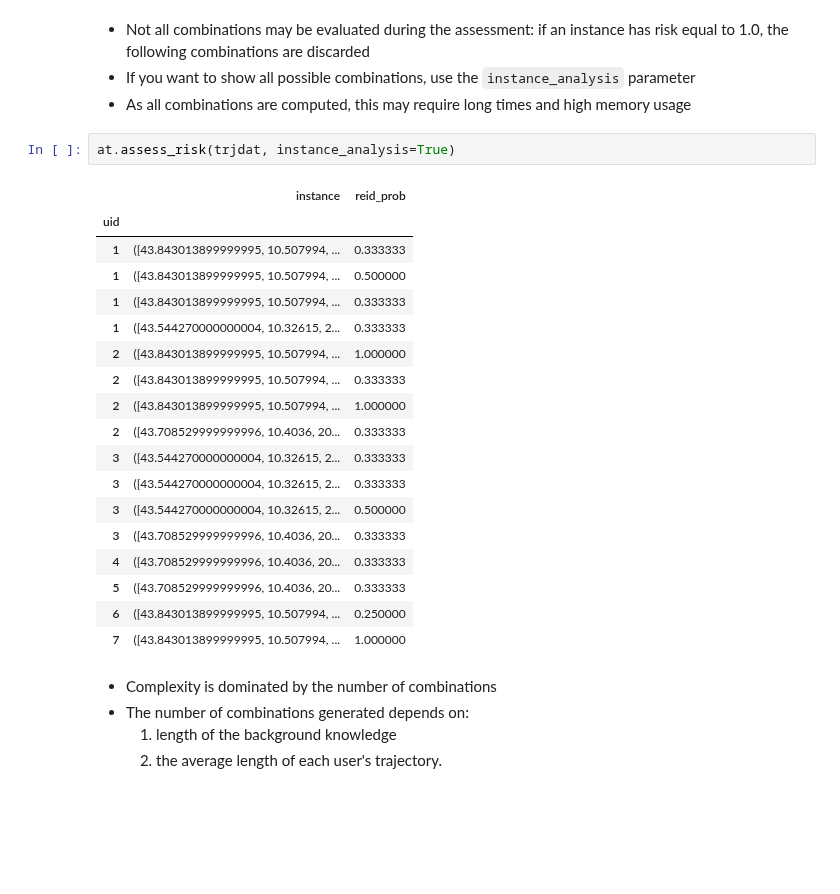
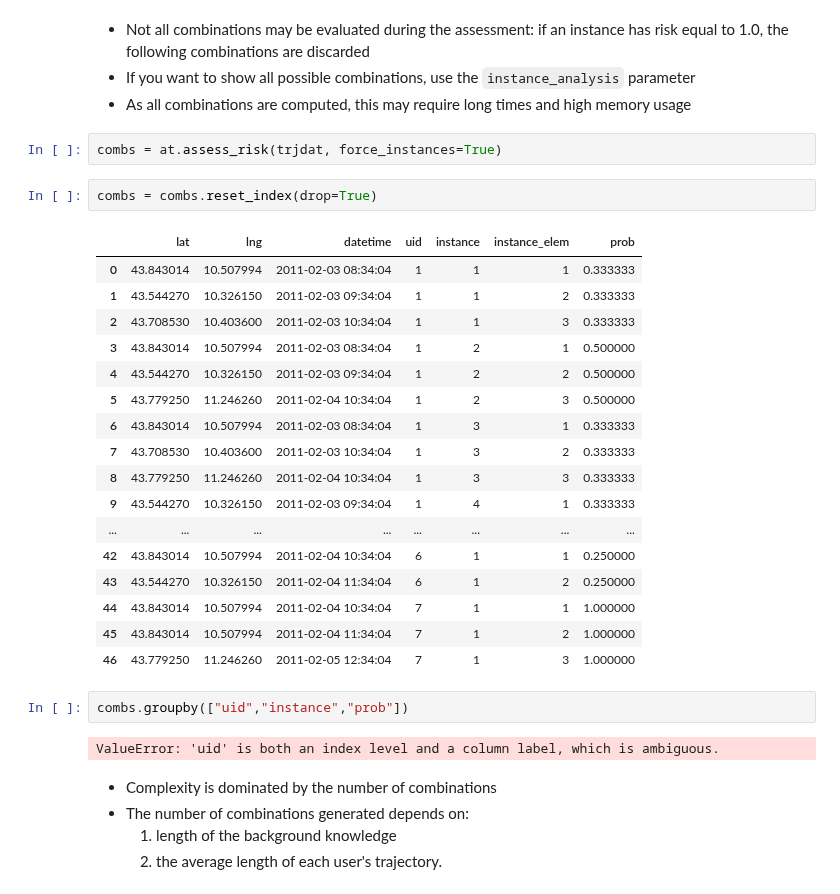
Before and after one commit to scikit-mobility/scikit-mobility, a Jupyter notebook: tutorial/6_privacy_skmob_tutorial.ipynb, the cells around one changed output. Cells and saved outputs as stored; diff of their text form; blank space fills up the shorter version.

Commit message:
Fixed two issues on privacy.attacks: name of one attribute and forced instance generation

```diff
--- a/tutorial/6_privacy_skmob_tutorial.ipynb
+++ b/tutorial/6_privacy_skmob_tutorial.ipynb
@@ -73,26 +73,31 @@ at.assess_risk(trjdat)
 - If you want to show all possible combinations, use the `instance_analysis` parameter
 - As all combinations are computed, this may require long times and high memory usage
 # %%
-at.assess_risk(trjdat, instance_analysis=True)
+combs = at.assess_risk(trjdat, force_instances=True)
-# %% [output]
-|  | instance | reid_prob |
-| uid |  |  |
-| 1 | ([43.843013899999995, 10.507994, ... | 0.333333 |
-| 1 | ([43.843013899999995, 10.507994, ... | 0.500000 |
-| 1 | ([43.843013899999995, 10.507994, ... | 0.333333 |
-| 1 | ([43.544270000000004, 10.32615, 2... | 0.333333 |
-| 2 | ([43.843013899999995, 10.507994, ... | 1.000000 |
-| 2 | ([43.843013899999995, 10.507994, ... | 0.333333 |
-| 2 | ([43.843013899999995, 10.507994, ... | 1.000000 |
-| 2 | ([43.708529999999996, 10.4036, 20... | 0.333333 |
-| 3 | ([43.544270000000004, 10.32615, 2... | 0.333333 |
-| 3 | ([43.544270000000004, 10.32615, 2... | 0.333333 |
-| 3 | ([43.544270000000004, 10.32615, 2... | 0.500000 |
-| 3 | ([43.708529999999996, 10.4036, 20... | 0.333333 |
-| 4 | ([43.708529999999996, 10.4036, 20... | 0.333333 |
-| 5 | ([43.708529999999996, 10.4036, 20... | 0.333333 |
-| 6 | ([43.843013899999995, 10.507994, ... | 0.250000 |
-| 7 | ([43.843013899999995, 10.507994, ... | 1.000000 |
+# %%
+combs = combs.reset_index(drop=True)
+# %% [output]
+|  | lat | lng | datetime | uid | instance | instance_elem | prob |
+| 0 | 43.843014 | 10.507994 | 2011-02-03 08:34:04 | 1 | 1 | 1 | 0.333333 |
+| 1 | 43.544270 | 10.326150 | 2011-02-03 09:34:04 | 1 | 1 | 2 | 0.333333 |
+| 2 | 43.708530 | 10.403600 | 2011-02-03 10:34:04 | 1 | 1 | 3 | 0.333333 |
+| 3 | 43.843014 | 10.507994 | 2011-02-03 08:34:04 | 1 | 2 | 1 | 0.500000 |
+| 4 | 43.544270 | 10.326150 | 2011-02-03 09:34:04 | 1 | 2 | 2 | 0.500000 |
+| 5 | 43.779250 | 11.246260 | 2011-02-04 10:34:04 | 1 | 2 | 3 | 0.500000 |
+| 6 | 43.843014 | 10.507994 | 2011-02-03 08:34:04 | 1 | 3 | 1 | 0.333333 |
+| 7 | 43.708530 | 10.403600 | 2011-02-03 10:34:04 | 1 | 3 | 2 | 0.333333 |
+| 8 | 43.779250 | 11.246260 | 2011-02-04 10:34:04 | 1 | 3 | 3 | 0.333333 |
+| 9 | 43.544270 | 10.326150 | 2011-02-03 09:34:04 | 1 | 4 | 1 | 0.333333 |
+| ... | ... | ... | ... | ... | ... | ... | ... |
+| 42 | 43.843014 | 10.507994 | 2011-02-04 10:34:04 | 6 | 1 | 1 | 0.250000 |
+| 43 | 43.544270 | 10.326150 | 2011-02-04 11:34:04 | 6 | 1 | 2 | 0.250000 |
+| 44 | 43.843014 | 10.507994 | 2011-02-04 10:34:04 | 7 | 1 | 1 | 1.000000 |
+| 45 | 43.843014 | 10.507994 | 2011-02-04 11:34:04 | 7 | 1 | 2 | 1.000000 |
+| 46 | 43.779250 | 11.246260 | 2011-02-05 12:34:04 | 7 | 1 | 3 | 1.000000 |
+# %%
+combs.groupby(["uid","instance","prob"])
+# %% [output]
+ValueError: 'uid' is both an index level and a column label, which is ambiguous.
 # %% [markdown]
 - Complexity is dominated by the number of combinations
 - The number of combinations generated depends on:
```
Also changed, not shown: 1 other file.
